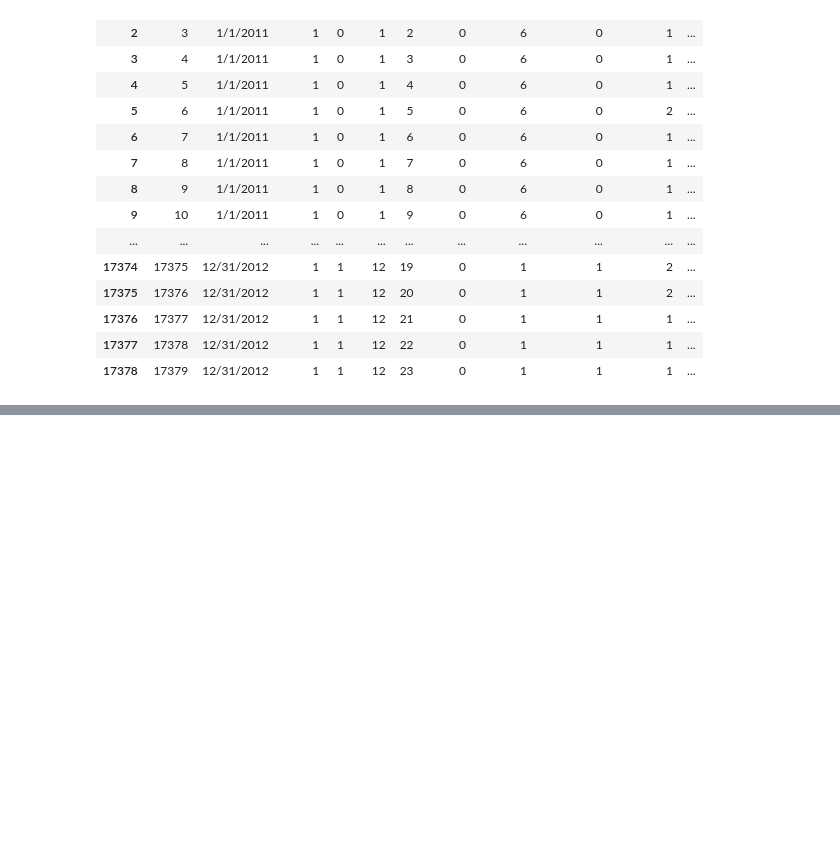
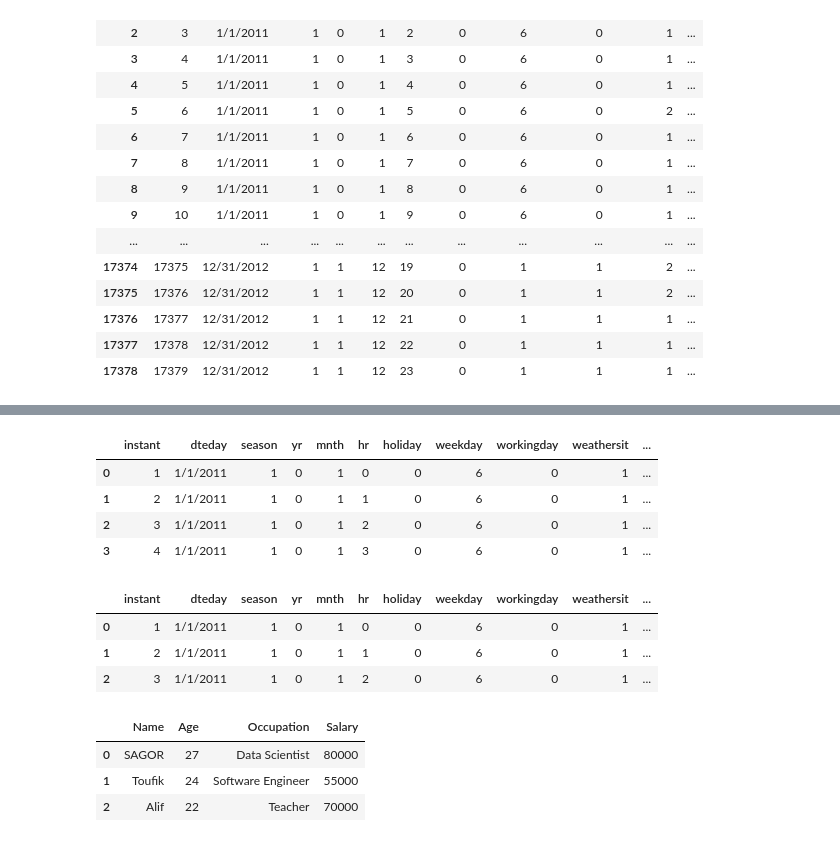
Before and after one commit to sagorgithub/Pandas-for-Data-Science, a Jupyter notebook: Day 07/main.ipynb, the cells around one changed output, grey strips where cells are left out. Saved outputs shown, nothing was run; the diff lists cells and outputs as text; code cells hidden in the pictures; blank space fills up the shorter version.

Commit message:
Python for Pandsas Functions Basic/Value Sorting/Conditional Statements/Loc & iloc

```diff
--- a/Day 07/main.ipynb
+++ b/Day 07/main.ipynb
@@ -435,0 +488,30 @@ df[df['dteday'].isin(['1/1/2011', '12/31/2012'])]  # Check if 'dteday' is in the
+# %%
+df.loc[0:3] #index value
+# %% [output]
+|  | instant | dteday | season | yr | mnth | hr | holiday | weekday | workingday | weathersit | ... |
+| 0 | 1 | 1/1/2011 | 1 | 0 | 1 | 0 | 0 | 6 | 0 | 1 | ... |
+| 1 | 2 | 1/1/2011 | 1 | 0 | 1 | 1 | 0 | 6 | 0 | 1 | ... |
+| 2 | 3 | 1/1/2011 | 1 | 0 | 1 | 2 | 0 | 6 | 0 | 1 | ... |
+| 3 | 4 | 1/1/2011 | 1 | 0 | 1 | 3 | 0 | 6 | 0 | 1 | ... |
+# %%
+df.iloc[0:3] #n-1
+# %% [output]
+|  | instant | dteday | season | yr | mnth | hr | holiday | weekday | workingday | weathersit | ... |
+| 0 | 1 | 1/1/2011 | 1 | 0 | 1 | 0 | 0 | 6 | 0 | 1 | ... |
+| 1 | 2 | 1/1/2011 | 1 | 0 | 1 | 1 | 0 | 6 | 0 | 1 | ... |
+| 2 | 3 | 1/1/2011 | 1 | 0 | 1 | 2 | 0 | 6 | 0 | 1 | ... |
+# %%
+# Create a dictionary with mixed data types
+data = {'Name': ['SAGOR', 'Toufik', 'Alif'],
+        'Age': [27, 24, 22],
+        'Occupation': ['Data Scientist', 'Software Engineer', 'Teacher'],
+        'Salary': [80000, 55000, 70000]
+       }
+
+df2 = pd.DataFrame(data)
+df2.head()
+# %% [output]
+|  | Name | Age | Occupation | Salary |
+| 0 | SAGOR | 27 | Data Scientist | 80000 |
+| 1 | Toufik | 24 | Software Engineer | 55000 |
+| 2 | Alif | 22 | Teacher | 70000 |
```
Also changed, not shown: parts of 9 cells of this notebook.
